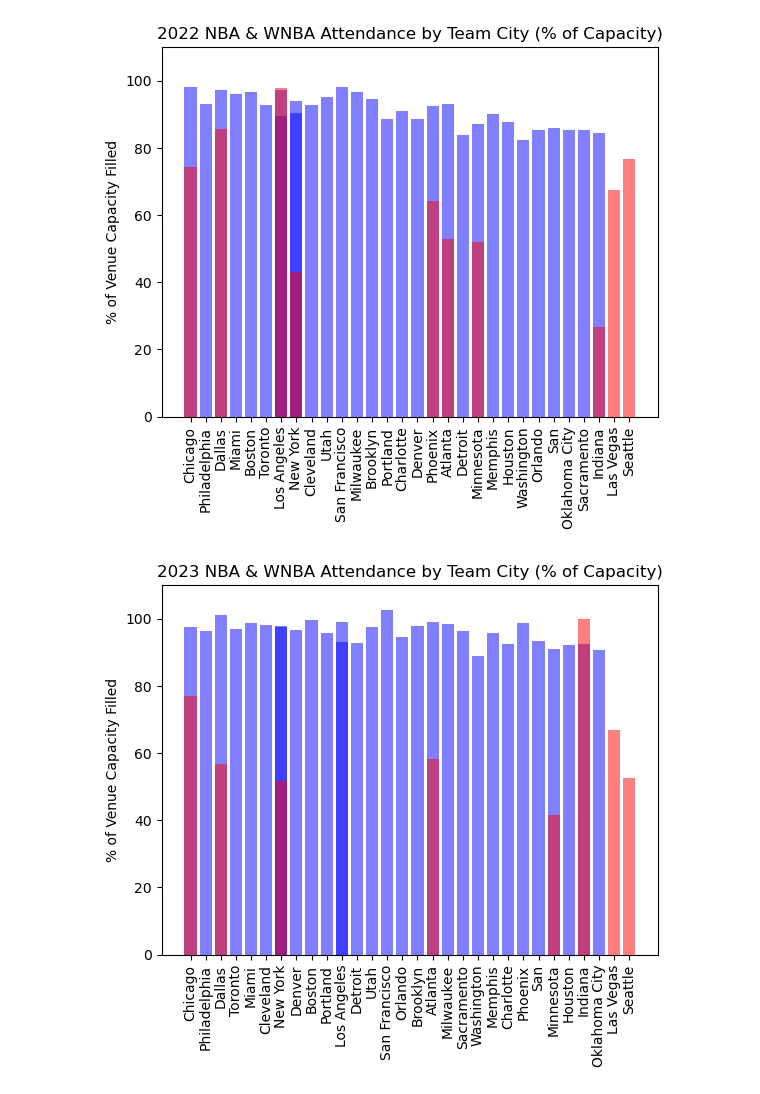
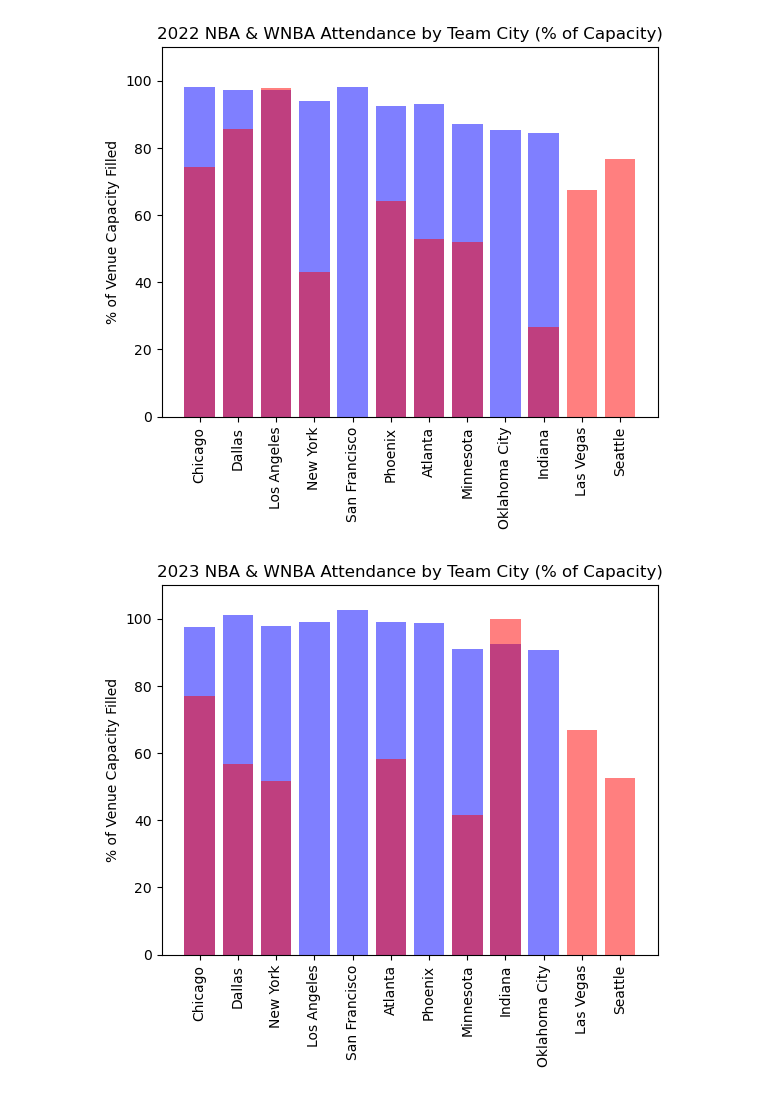
Before and after one commit to Hensonkk/NBA-VS-WNBA, a Jupyter notebook: Attendance Analysis.ipynb, the cells around one changed output. Saved outputs shown, nothing was run; the diff lists cells and outputs as text; code cells hidden in the pictures.

Commit message:
Finished team stats graphs

```diff
--- a/Attendance Analysis.ipynb
+++ b/Attendance Analysis.ipynb
@@ -17,8 +17,16 @@ nba_teams = ['Atlanta Hawks','Chicago Bulls','Dallas Mavericks','Indiana Pacers'
 # Remove rows with no attendance data
 wnba_game_attendance.dropna(subset = ["Attendance"], inplace = True)
 # %%
-# Drop duplicate rows
+# Drop duplicate rows in wnba_game_attendance
 wnba_game_attendance.drop_duplicates(["Year","Date","Location","Attendance"], inplace = True)
+
+# Drop unnecessary rows in nba_attendance
+for row in range(nba_attendance.shape[0]):
+    if nba_attendance["Team"][row] not in nba_teams:
+        nba_attendance.drop(row, inplace = True)
+
+nba_attendance.reset_index(drop = True, inplace = True)
+wnba_attendance.reset_index(drop = True, inplace = True)
 # %%
 # Create dictionary with all games each team played
 wnba_team_data = {}
@@ -67,9 +75,10 @@ rankings = {2019:['Washington Mystics','Conneticut Sun','Los Angeles Sparks','La
             2022: ["Las Vegas Aces",'Chicago Sky','Conneticut Sun','Seattle Storm','Washington Mystics','Dallas Wings','New York Liberty','Phoenix Mercury','Minnesota Lynx','Atlanta Dreams','Los Angeles Sparks','Indiana Fever'],
             2023: ['Las Vegas Aces','New York Liberty','Conneticut Sun','Dallas Wings','Atlanta Dreams','Minnesota Lynx','Washington Mystics','Chicago Sky','Los Angeles Sparks','Phoenix Mercury','Seattle Storm','Indiana Fever']}
 
-# Creat new column called ranking
+# Create new column called ranking
 wnba_attendance.rename(columns = {"index": "Ranking"}, inplace = True)
 
+# Assign values for ranking
 for row in range(wnba_attendance.shape[0]):
     team = wnba_attendance["Team"][row]
     year = wnba_attendance["Year"][row]
@@ -80,4 +89,4 @@ for row in range(wnba_attendance.shape[0]):
 
 # Sort dataframe & reset index
 wnba_attendance.sort_values(by = ['Year','Ranking'], inplace = True)
-wnba_attendance.reset_index(drop = True)
+wnba_attendance.reset_index(drop = True, inplace = True)
@@ -120,29 +111,33 @@ for row in range(nba_attendance.shape[0]):
         nba_attendance["City"][row] = "Las Vegas"
     elif nba_attendance["City"][row] == "Los":
         nba_attendance["City"][row] = "Los Angeles"
-    elif nba_attendance["City"][row] == "New":
-        nba_attendance["City"][row] = "New York"
     elif nba_attendance["City"][row] == "Golden":
         nba_attendance["City"][row] = "San Francisco"
     elif nba_attendance["City"][row] == "Oklahoma":
         nba_attendance["City"][row] = "Oklahoma City"
+    elif nba_attendance["City"][row] == "San":
+        nba_attendance["City"][row] = "San Antonio"
+    elif nba_attendance["Team"][row] == "New York Knicks": #New Orleans, New York
+        nba_attendance["City"][row] = "New York"
+    elif nba_attendance["Team"][row] == "New Orleans Pelicans":
+        nba_attendance["City"][row] = "New Orleans"
 
 nba_cities = nba_attendance["City"].unique()
 wnba_cities = wnba_attendance["City"].unique()
-cities = np.union1d(nba_cities, wnba_cities)
+cities = np.union1d(nba_cities, wnba_cities) # thanks to ___
 # %%
 for year in range(2019,2024):
     plt.figure()
-    nba_city_teams = nba_attendance[nba_attendance["Year"] == year]["City"] # why is this called teams? now it reps cities, which is almost teams
+    nba_city_year = nba_attendance[nba_attendance["Year"] == year]["City"] # why is this called teams? now it reps cities, which is almost teams
     nba_overall_percent = nba_attendance[nba_attendance["Year"] == year]["Overall Percent"]
     nba_overall_average = nba_attendance[nba_attendance["Year"] == year]["Overall Average"]
 
-    wnba_city_teams = wnba_attendance[wnba_attendance["Year"] == year]["City"]
+    wnba_city_year = wnba_attendance[wnba_attendance["Year"] == year]["City"]
     wnba_overall_percent = wnba_attendance[wnba_attendance["Year"] == year]["Overall Percent"]
     wnba_overall_average = wnba_attendance[wnba_attendance["Year"] == year]["Overall Average"]
 
-    plt.bar(nba_city_teams, nba_overall_percent, color = "blue", alpha = .5)
-    plt.bar(wnba_city_teams, wnba_overall_percent, color = "red", alpha = .5)
+    plt.bar(nba_city_year, nba_overall_percent, color = "blue", alpha = .5)
+    plt.bar(wnba_city_year, wnba_overall_percent, color = "red", alpha = .5)
     plt.ylim(0,110)
     plt.ylabel("% of Venue Capacity Filled")
     plt.title(f"{year} NBA & WNBA Attendance by Team City (% of Capacity)")
@@ -156,2 +151,2 @@ for year in range(2019,2024):
-[figure, old version]
+[figure, new version]
-[figure, old version]
+[figure, new version]
```
Also changed, not shown: parts of 9 cells of this notebook, 14 other files.
